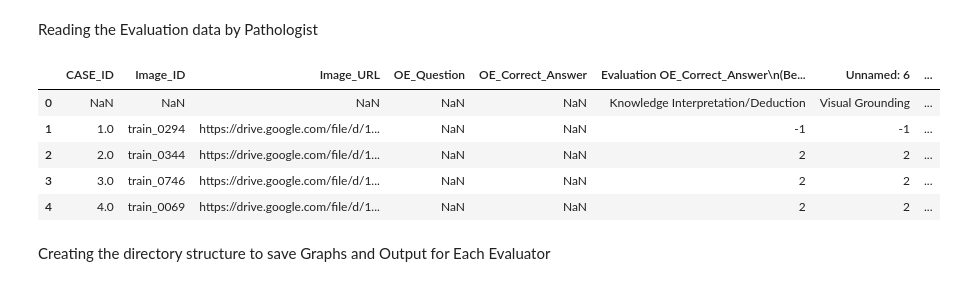
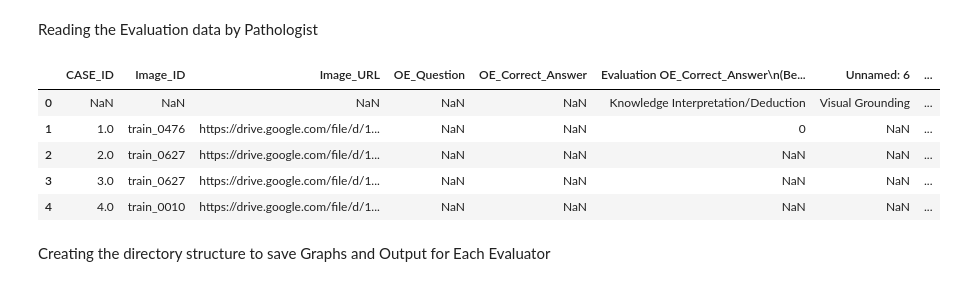
Before and after one commit to embedded-robotics/path-open-data, a Jupyter notebook: pathvqa_eval_data_analysis.ipynb, the cells around one changed output. Cells and saved outputs as stored; diff of their text form; code cells hidden in the pictures.

Commit message:
Added the data for all evaluators

```diff
--- a/pathvqa_eval_data_analysis.ipynb
+++ b/pathvqa_eval_data_analysis.ipynb
@@ -6,17 +6,17 @@ import os
 # %% [markdown]
 Reading the Evaluation data by Pathologist
 # %%
-evaluator_id = 'evaluator5'
+evaluator_id = 'evaluator1'
 eval_data_path = f"input/{evaluator_id}/pathvqa_eval_data.csv"
 eval_data = pd.read_csv(eval_data_path)
 eval_data.head()
 # %% [output]
 |  | CASE_ID | Image_ID | Image_URL | OE_Question | OE_Correct_Answer | Evaluation OE_Correct_Answer\n(Be... | Unnamed: 6 | ... |
 | 0 | NaN | NaN | NaN | NaN | NaN | Knowledge Interpretation/Deduction | Visual Grounding | ... |
-| 1 | 1.0 | train_0294 | https://drive.google.com/file/d/1... | NaN | NaN | -1 | -1 | ... |
-| 2 | 2.0 | train_0344 | https://drive.google.com/file/d/1... | NaN | NaN | 2 | 2 | ... |
-| 3 | 3.0 | train_0746 | https://drive.google.com/file/d/1... | NaN | NaN | 2 | 2 | ... |
-| 4 | 4.0 | train_0069 | https://drive.google.com/file/d/1... | NaN | NaN | 2 | 2 | ... |
+| 1 | 1.0 | train_0476 | https://drive.google.com/file/d/1... | NaN | NaN | 0 | NaN | ... |
+| 2 | 2.0 | train_0627 | https://drive.google.com/file/d/1... | NaN | NaN | NaN | NaN | ... |
+| 3 | 3.0 | train_0627 | https://drive.google.com/file/d/1... | NaN | NaN | NaN | NaN | ... |
+| 4 | 4.0 | train_0010 | https://drive.google.com/file/d/1... | NaN | NaN | NaN | NaN | ... |
 # %% [markdown]
 Creating the directory structure to save Graphs and Output for Each Evaluator
 # %%
```
Also changed, not shown: parts of 7 cells of this notebook, 18 other files.
